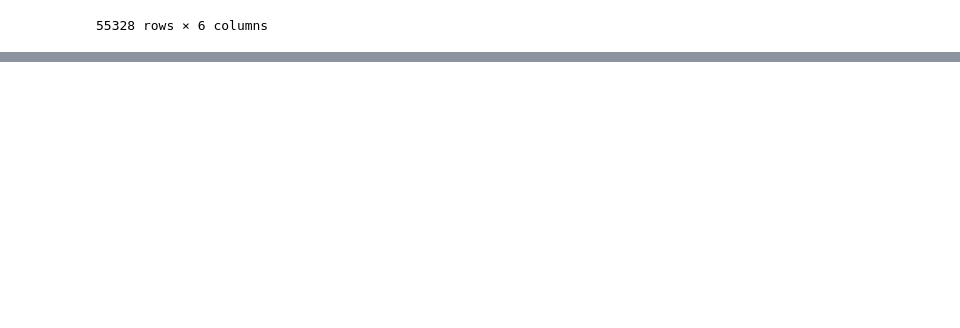
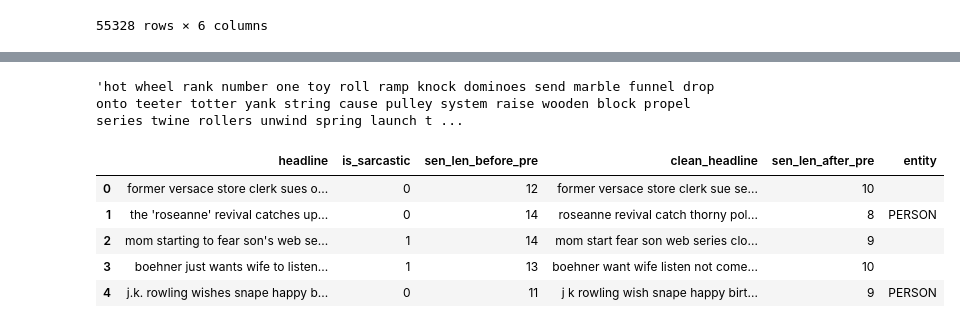
Before and after one commit to chayansraj/Text-Mining-Research, a Jupyter notebook: fake-news-detection.ipynb, the cells around one changed output, grey strips where cells are left out. Saved outputs shown, nothing was run; the diff lists cells and outputs as text; code cells hidden in the pictures; blank space fills up the shorter version.

```diff
--- a/fake-news-detection.ipynb
+++ b/fake-news-detection.ipynb
@@ -201,0 +215,4 @@ px.histogram(headlines,
+# %%
+headlines[headlines['sen_len_after_pre']> 100]['clean_headline'].iloc[0]
+# %% [output]
+'hot wheel rank number one toy roll ramp knock dominoes send marble funnel drop onto teeter totter yank string cause pulley system raise wooden block propel series twine rollers unwind spring launch t ...
@@ -201,0 +222,9 @@ px.histogram(headlines,
+# %%
+headlines.head()
+# %% [output]
+|  | headline | is_sarcastic | sen_len_before_pre | clean_headline | sen_len_after_pre | entity |
+| 0 | former versace store clerk sues o... | 0 | 12 | former versace store clerk sue se... | 10 |  |
+| 1 | the 'roseanne' revival catches up... | 0 | 14 | roseanne revival catch thorny pol... | 8 | PERSON |
+| 2 | mom starting to fear son's web se... | 1 | 14 | mom start fear son web series clo... | 9 |  |
+| 3 | boehner just wants wife to listen... | 1 | 13 | boehner want wife listen not come... | 10 |  |
+| 4 | j.k. rowling wishes snape happy b... | 0 | 11 | j k rowling wish snape happy birt... | 9 | PERSON |
```
Also changed, not shown: parts of 15 cells of this notebook.
